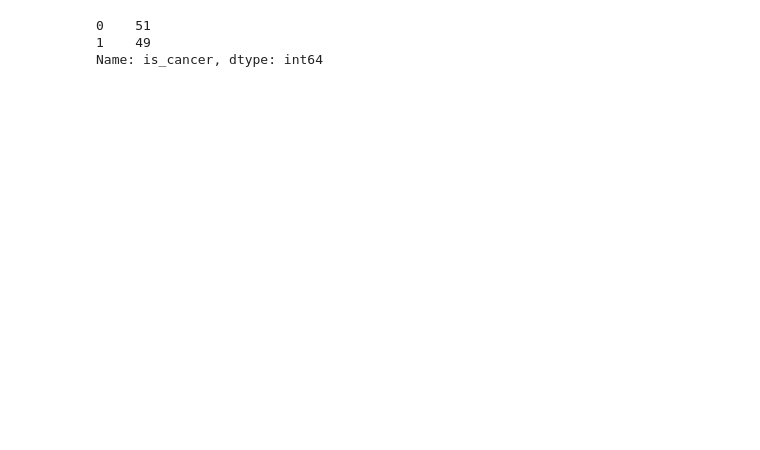
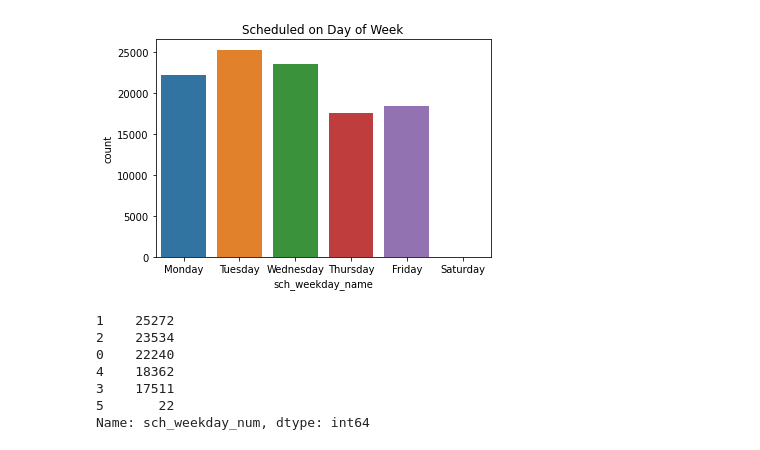
Before and after one commit to mgalaviz1/my_work, a Jupyter notebook: week7/KNN_assignment.ipynb, the cells around one changed output. Saved outputs shown, nothing was run; the diff lists cells and outputs as text; code cells hidden in the pictures; blank space fills up the shorter version.

```diff
--- a/week7/KNN_assignment.ipynb
+++ b/week7/KNN_assignment.ipynb
@@ -13,0 +98,3 @@ df['is_cancer'] = np.random.randint(0,2, df.shape[0])
+# %%
+df = df[df['Age'] < 96]
+df.shape
@@ -14,6 +115,29 @@ df['is_cancer'] = np.random.randint(0,2, df.shape[0])
+# %%
+# converting to datetime
+df['ScheduledDay'] = pd.to_datetime(df['ScheduledDay'])
+df['AppointmentDay'] = pd.to_datetime(df['AppointmentDay'])
+# %%
+# getting weekday info in boht ScheduleDay and Appointment Day
+df["sch_weekday_num"] = df["ScheduledDay"].dt.weekday
+df["sch_weekday_name"] = df["ScheduledDay"].dt.day_name()
+# %%
+df["appt_weekday_num"] = df["AppointmentDay"].dt.weekday
+df["appt_weekday_name"] = df["AppointmentDay"].dt.day_name()
+# %%
+# Tuesday is the busiest day for making appointments
+
+sns.countplot(x=df['sch_weekday_name'], order=['Monday','Tuesday', 'Wednesday','Thursday','Friday','Saturday'])
+plt.title('Scheduled on Day of Week')
+plt.show()
+# %% [output]
+[figure, added]
 # %%
-df['is_cancer'].value_counts()
+df.sch_weekday_num.value_counts()
 # %% [output]
-0    51
-1    49
-Name: is_cancer, dtype: int64
+1    25272
+2    23534
+0    22240
+4    18362
+3    17511
+5       22
+Name: sch_weekday_num, dtype: int64
```
Also changed, not shown: parts of 41 cells of this notebook, 1 other file.
